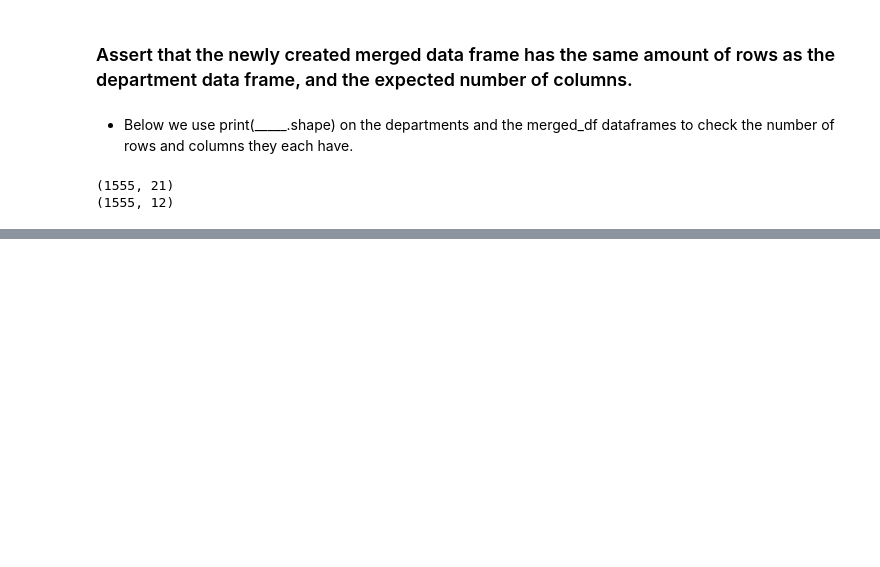
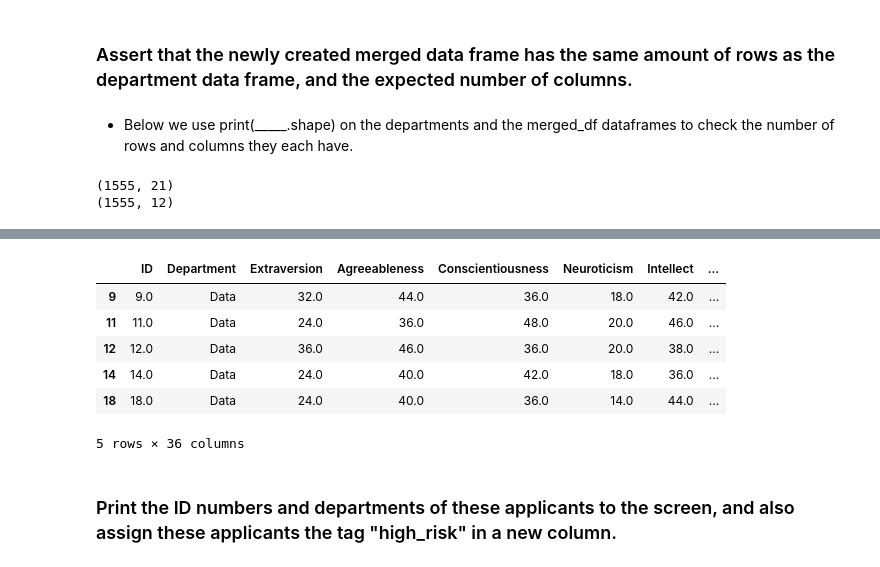
Before and after one commit to nhlalwenhle/Data-Wrangling.-Umuzi-data, a Jupyter notebook: Data_wrangling.ipynb, the cells around one changed output, grey strips where cells are left out. Saved outputs shown, nothing was run; the diff lists cells and outputs as text; code cells hidden in the pictures; blank space fills up the shorter version.

```diff
--- a/Data_wrangling.ipynb
+++ b/Data_wrangling.ipynb
@@ -368,0 +406,3 @@ print(merged_df.shape)
+# %%
+low_Neuroticism_Interpretation_df = merged_df.loc[merged_df['Neuroticism_Interpretation'] =='low']
+low_Neuroticism_Interpretation_df['ID']
@@ -368,0 +429,3 @@ print(merged_df.shape)
+# %%
+low_Agreeableness_Interpretation_df = merged_df.loc[merged_df['Agreeableness_Interpretation'] =='low']
+low_Agreeableness_Interpretation_df['ID']
@@ -368,0 +444,3 @@ print(merged_df.shape)
+# %%
+low_Conscientiousness_Interpretation_df = merged_df.loc[merged_df['Conscientiousness_Interpretation'] =='low']
+low_Conscientiousness_Interpretation_df['ID']
@@ -368,0 +465,14 @@ print(merged_df.shape)
+# %%
+low_df = pd.concat([low_Neuroticism_Interpretation_df, low_Agreeableness_Interpretation_df, low_Conscientiousness_Interpretation_df], axis =1)
+# %%
+low_df.head()
+# %% [output]
+|  | ID | Department | Extraversion | Agreeableness | Conscientiousness | Neuroticism | Intellect | ... |
+| 9 | 9.0 | Data | 32.0 | 44.0 | 36.0 | 18.0 | 42.0 | ... |
+| 11 | 11.0 | Data | 24.0 | 36.0 | 48.0 | 20.0 | 46.0 | ... |
+| 12 | 12.0 | Data | 36.0 | 46.0 | 36.0 | 20.0 | 38.0 | ... |
+| 14 | 14.0 | Data | 24.0 | 40.0 | 42.0 | 18.0 | 36.0 | ... |
+| 18 | 18.0 | Data | 24.0 | 40.0 | 36.0 | 14.0 | 44.0 | ... |
+5 rows × 36 columns
+# %% [markdown]
+### Print the ID numbers and departments of these applicants to the screen, and also assign these applicants the tag "high_risk" in a new column.
```
Also changed, not shown: parts of 39 cells of this notebook.
